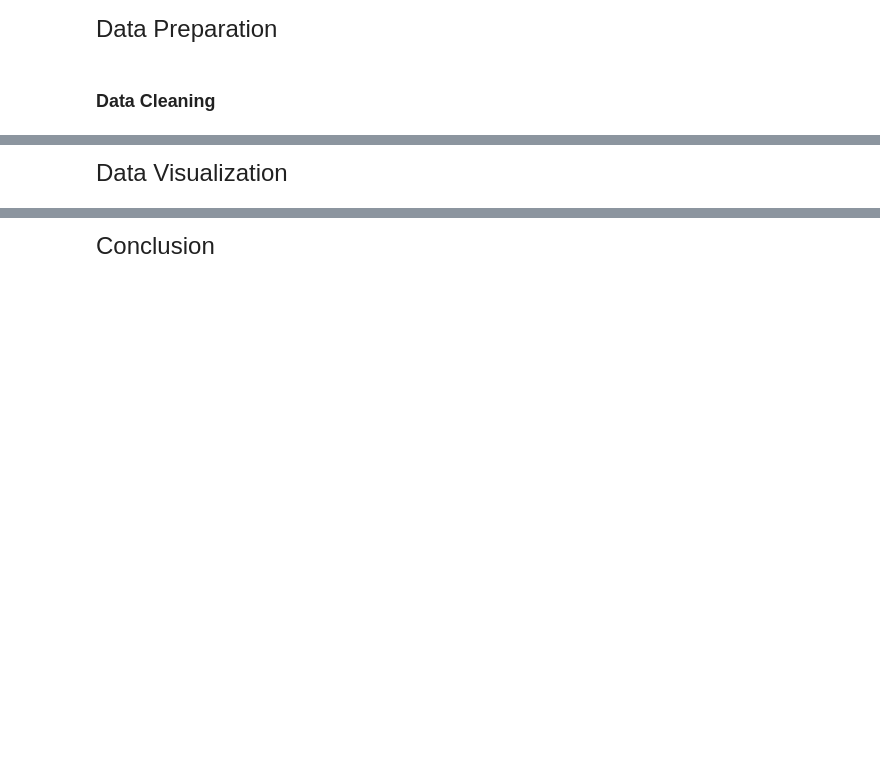
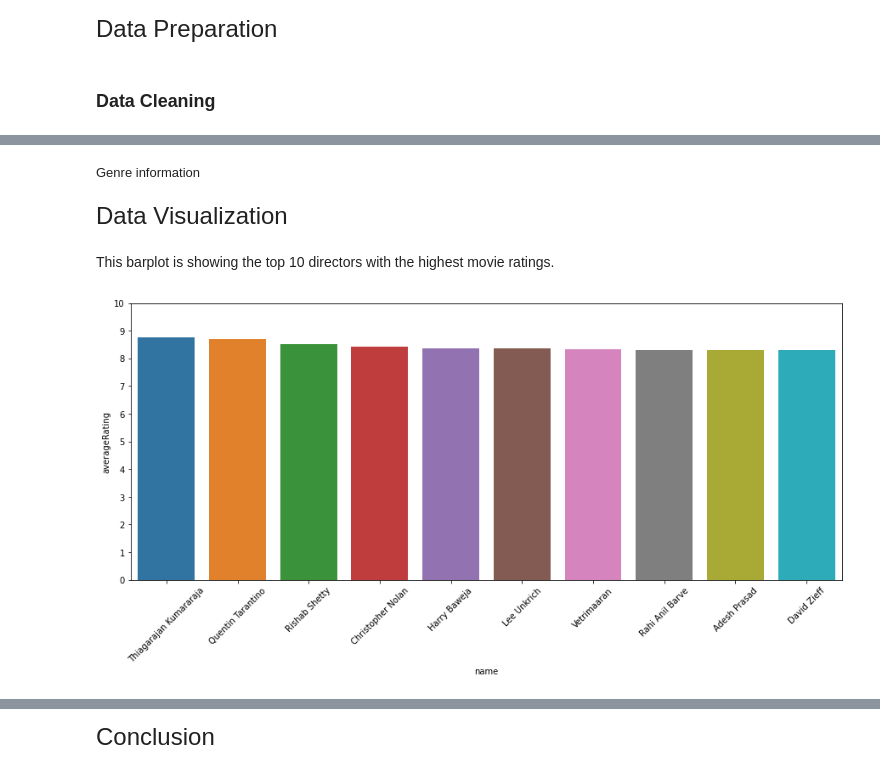
Before and after one commit to pjlannoo/Movie-Data-Analysis-Project, a Jupyter notebook: Notebooks/General Notebook.ipynb, the cells around one changed output, grey strips where cells are left out. Cells and saved outputs as stored; diff of their text form; code cells hidden in the pictures; blank space fills up the shorter version.

```diff
--- a/Notebooks/General Notebook.ipynb
+++ b/Notebooks/General Notebook.ipynb
@@ -23,0 +129,2 @@ import matplotlib as plt
+# %%
+directorGenreDict = directorGenres.explode('genres').groupby("directorName")['genres'].agg(['unique']).to_dict()
@@ -23,0 +133,7 @@ import matplotlib as plt
+# %%
+uniqueDirectorGenres = pd.DataFrame.from_dict(data=directorGenreDict)
+# %%
+directordf = filteredDirectors.merge(uniqueDirectorGenres,how='inner',left_on='name',right_on=uniqueDirectorGenres.index)
+# %%
+directordf['genres'] = directordf['unique']
+directordf = directordf.drop(labels='unique',axis=1)
@@ -23,0 +158,2 @@ import matplotlib as plt
+# %% [markdown]
+<font size="2">Genre information</font>
@@ -24,2 +181,12 @@ import matplotlib as plt
 # %% [markdown]
 <font size="5">Data Visualization</font>
+# %% [markdown]
+This barplot is showing the top 10 directors with the highest movie ratings.
+# %%
+fig,ax = plt.subplots(figsize=(15,6))
+
+sns.barplot(data=directordf[directordf['movieCount'] > 4][:10],x='name',y='averageRating')
+plt.xticks(rotation=45);
+plt.yticks(range(11));
+# %% [output]
+[figure, added]
```
Also changed, not shown: parts of 29 cells of this notebook.
